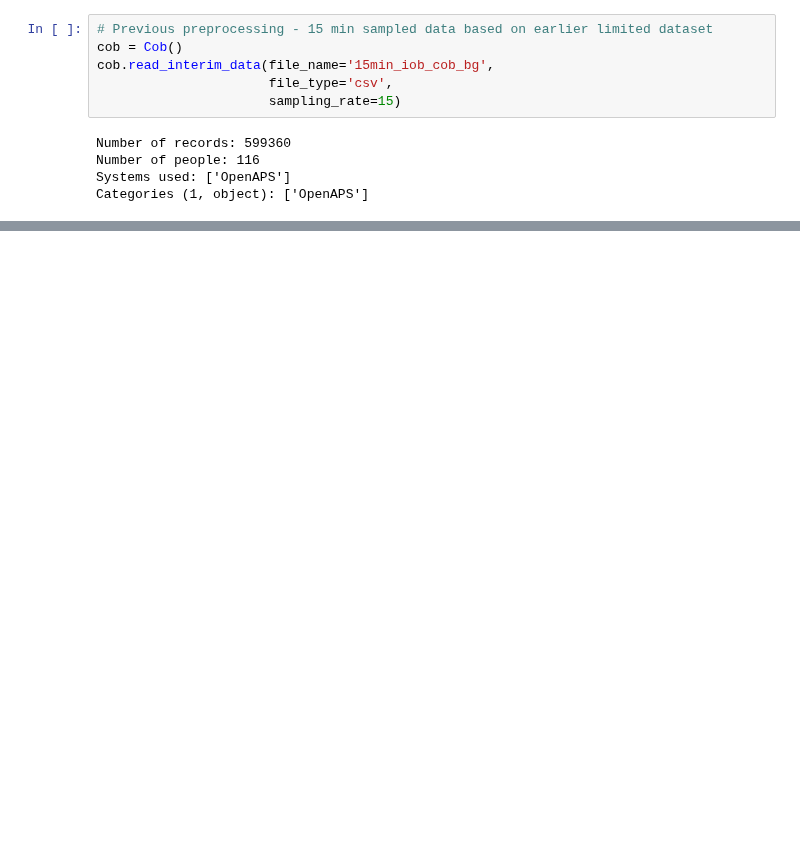
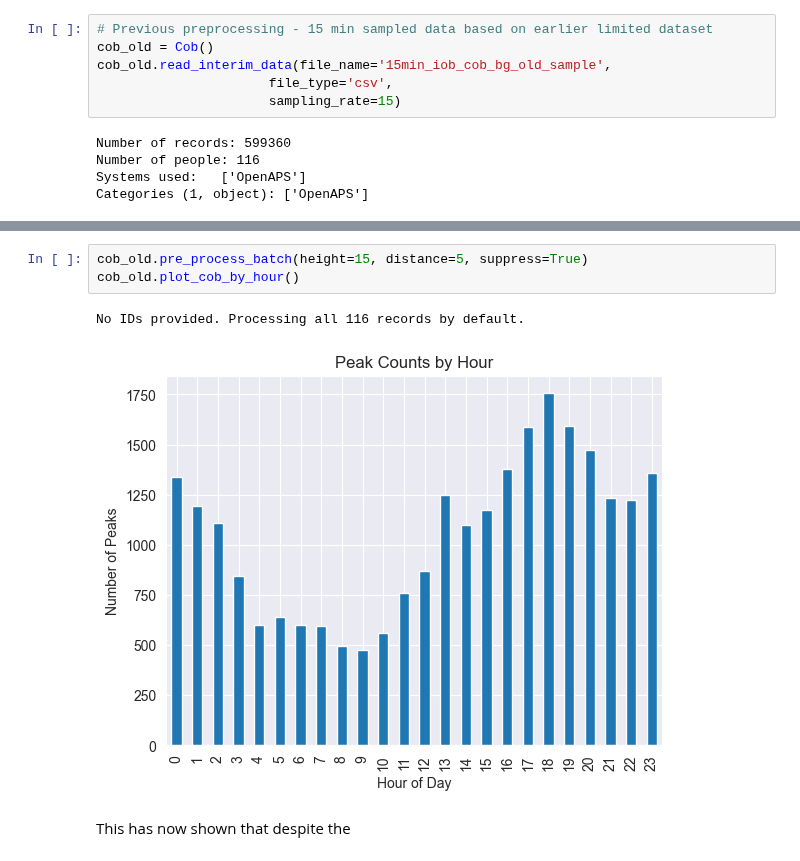
Before and after one commit to rdbrist/masters_project, a Jupyter notebook: notebooks/1.01-rd-implementing-cob-analysis.ipynb, the cells around one changed output, grey strips where cells are left out. Cells and saved outputs as stored; diff of their text form; blank space fills up the shorter version.

```diff
--- a/notebooks/1.01-rd-implementing-cob-analysis.ipynb
+++ b/notebooks/1.01-rd-implementing-cob-analysis.ipynb
@@ -15,7 +14,7 @@ The autoreload extension is already loaded. To reload it, use:
 # %%
 # Previous preprocessing - 15 min sampled data based on earlier limited dataset
-cob = Cob()
-cob.read_interim_data(file_name='15min_iob_cob_bg',
+cob_old = Cob()
+cob_old.read_interim_data(file_name='15min_iob_cob_bg_old_sample',
                       file_type='csv',
                       sampling_rate=15)
 # %% [output]
@@ -48,0 +100,8 @@ memory usage: 3.2+ GB
+# %%
+cob_old.pre_process_batch(height=15, distance=5, suppress=True)
+cob_old.plot_cob_by_hour()
+# %% [output]
+No IDs provided. Processing all 116 records by default.
+[figure, added]
+# %% [markdown]
+This has now shown that despite the
```
Also changed, not shown: parts of 6 cells of this notebook, 6 other files.
